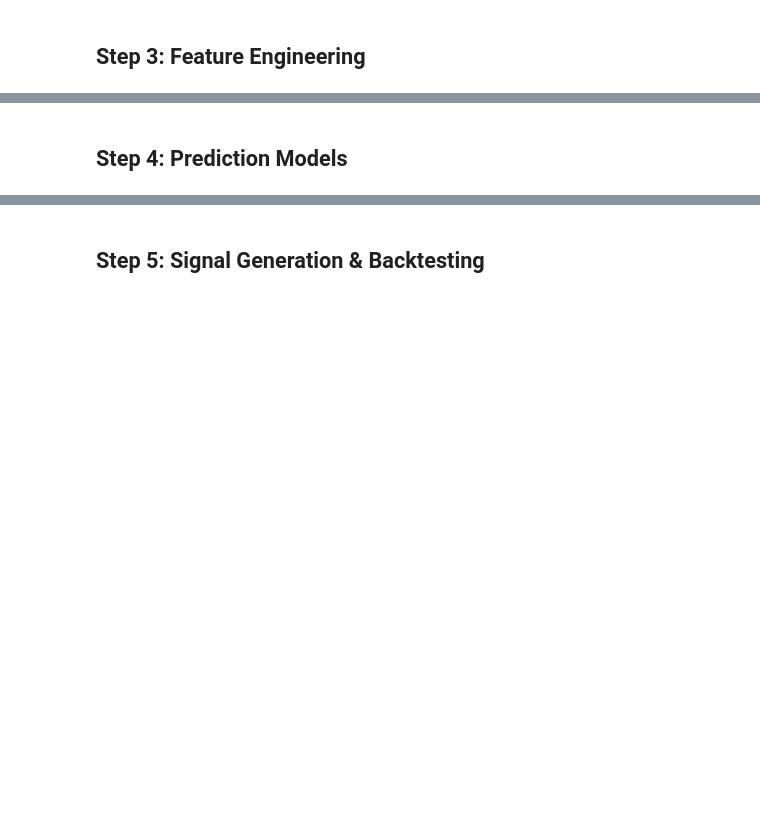
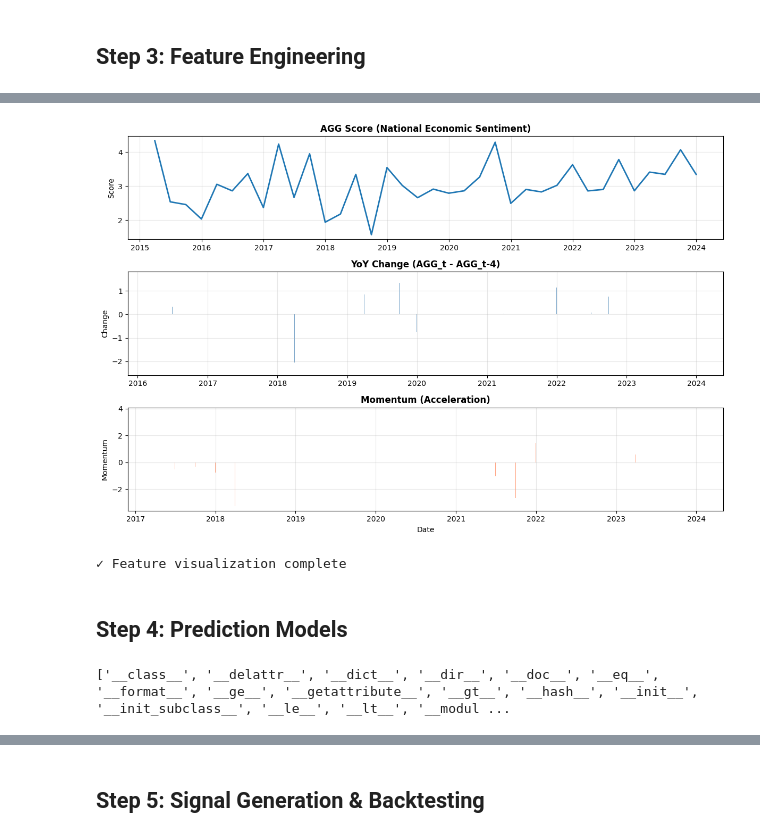
Before and after one commit to FranklineMisango/Algorithmic_Trading_and_HFT_Research, a Jupyter notebook: Algorithmic_Strategies/AI_Economy_Score_Predictor/00_full_pipeline.ipynb, the cells around one changed output, grey strips where cells are left out. Cells and saved outputs as stored; diff of their text form; code cells hidden in the pictures; blank space fills up the shorter version.

```diff
--- a/Algorithmic_Strategies/AI_Economy_Score_Predictor/00_full_pipeline.ipynb
+++ b/Algorithmic_Strategies/AI_Economy_Score_Predictor/00_full_pipeline.ipynb
@@ -114,5 +315,9 @@ print(normalized[['date', 'agg_score', 'agg_score_norm']].head(10))
 # %%
-# Create delta features
-with_deltas = engineer.create_delta_features(normalized)
-print("\nDelta Features:")
-print(with_deltas[['date', 'agg_score', 'yoy_change', 'qoq_change', 'momentum']].head(10))
+# Create delta features (only if we have normalized data)
+if len(normalized) > 0:
+    with_deltas = engineer.create_delta_features(normalized)
+    print("\nDelta Features:")
+
+    print(with_deltas[['date', 'agg_score', 'yoy_change', 'qoq_change', 'momentum']].tail(10))    with_deltas = pd.DataFrame()
+
+else:    print("⚠ Cannot create delta features without normalized scores")
@@ -119,29 +337,37 @@ print(with_deltas[['date', 'agg_score', 'yoy_change', 'qoq_change', 'momentum']]
 # %%
-# Visualize AGG score and deltas
-fig, axes = plt.subplots(3, 1, figsize=(12, 8))
+# Visualize AGG score and deltas (only if we have features)
+if len(with_deltas) > 0:
+    fig, axes = plt.subplots(3, 1, figsize=(12, 8))
 
-# AGG score
-axes[0].plot(with_deltas['date'], with_deltas['agg_score'], linewidth=2)
-axes[0].set_title('AGG Score (National Economic Sentiment)', fontsize=12, fontweight='bold')
-axes[0].set_ylabel('Score')
-axes[0].grid(True, alpha=0.3)
+    # AGG score
+    axes[0].plot(with_deltas['date'], with_deltas['agg_score'], linewidth=2)
+    axes[0].set_title('AGG Score (National Economic Sentiment)', fontsize=12, fontweight='bold')
+    axes[0].set_ylabel('Score')
+    axes[0].grid(True, alpha=0.3)
 
-# YoY change
-axes[1].bar(with_deltas['date'], with_deltas['yoy_change'], color='steelblue', alpha=0.7)
-axes[1].set_title('YoY Change (AGG_t - AGG_t-4)', fontsize=12, fontweight='bold')
-axes[1].set_ylabel('Change')
-axes[1].grid(True, alpha=0.3)
+    # YoY change
+    valid_yoy = with_deltas.dropna(subset=['yoy_change'])
+    axes[1].bar(valid_yoy['date'], valid_yoy['yoy_change'], color='steelblue', alpha=0.7)
+    axes[1].set_title('YoY Change (AGG_t - AGG_t-4)', fontsize=12, fontweight='bold')
+    axes[1].set_ylabel('Change')
+    axes[1].grid(True, alpha=0.3)
 
-# Momentum
-axes[2].bar(with_deltas['date'], with_deltas['momentum'], color='coral', alpha=0.7)
-axes[2].set_title('Momentum (Acceleration)', fontsize=12, fontweight='bold')
-axes[2].set_ylabel('Momentum')
-axes[2].set_xlabel('Date')
-axes[2].grid(True, alpha=0.3)
+    # Momentum
+    valid_momentum = with_deltas.dropna(subset=['momentum'])
+    axes[2].bar(valid_momentum['date'], valid_momentum['momentum'], color='coral', alpha=0.7)
+    axes[2].set_title('Momentum (Acceleration)', fontsize=12, fontweight='bold')
+    axes[2].set_ylabel('Momentum')
+    axes[2].set_xlabel('Date')
+    axes[2].grid(True, alpha=0.3)
 
-plt.tight_layout()
-plt.show()
+    plt.tight_layout()
+    plt.show()
 
-print("✓ Feature visualization complete")
+    print("✓ Feature visualization complete")
+else:
+    print("⚠ Cannot visualize features without delta features")
+# %% [output]
+[figure, added]
+✓ Feature visualization complete
 # %% [markdown]
 ## Step 4: Prediction Models
@@ -160,0 +374,5 @@ print(f"Target data: {y_train.shape}")
+# %%
+pred_model = PredictionModel('config.yaml')
+print(dir(pred_model))
+# %% [output]
+['__class__', '__delattr__', '__dict__', '__dir__', '__doc__', '__eq__', '__format__', '__ge__', '__getattribute__', '__gt__', '__hash__', '__init__', '__init_subclass__', '__le__', '__lt__', '__modul ...
```
Also changed, not shown: parts of 31 cells of this notebook, 8 other files.
